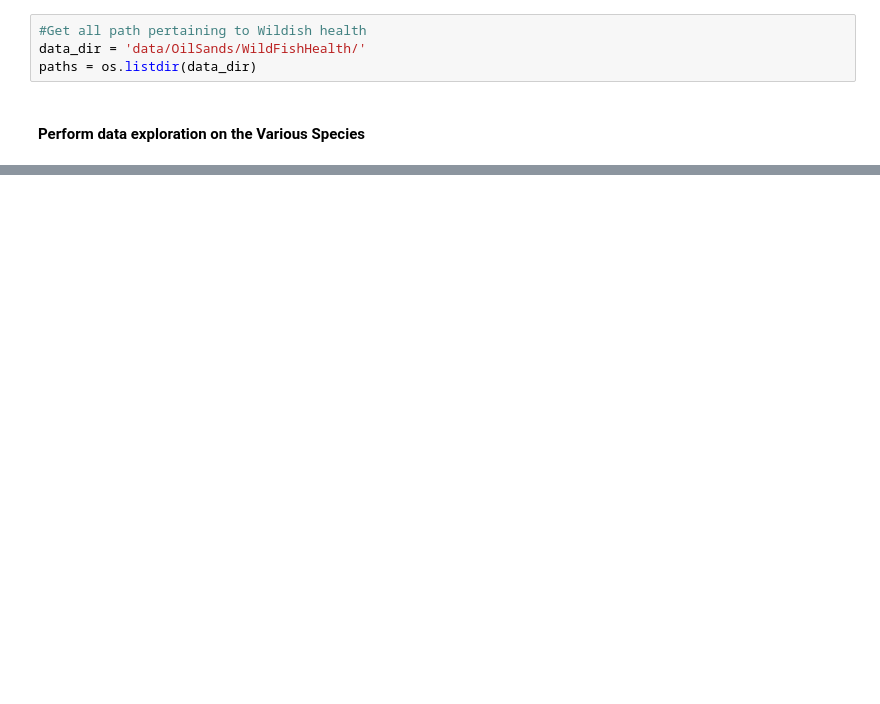
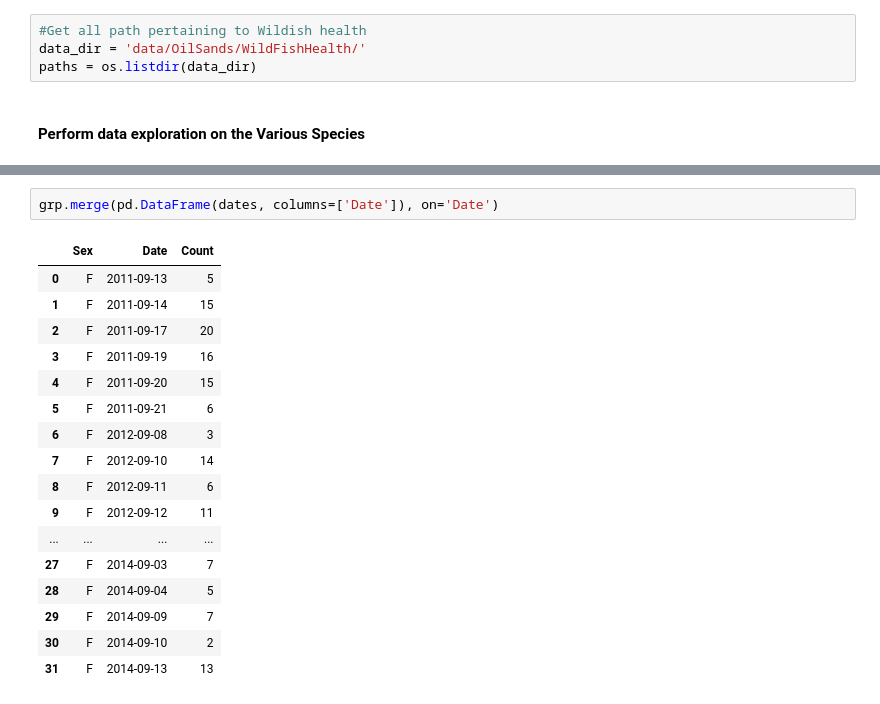
Before and after one commit to Christopher-Wang/OpenGovernment, a Jupyter notebook: OilSands-WildFish_Health.ipynb, the cells around one changed output, grey strips where cells are left out. Drawn from its saved outputs; the diff is of its cells as text; blank space fills up the shorter version.

```diff
--- a/OilSands-WildFish_Health.ipynb
+++ b/OilSands-WildFish_Health.ipynb
@@ -34,0 +62,20 @@ AttributeError: 'DataFrame' object has no attribute 'to_frame'
+# %%
+grp.merge(pd.DataFrame(dates, columns=['Date']), on='Date')
+# %% [output]
+|  | Sex | Date | Count |
+| 0 | F | 2011-09-13 | 5 |
+| 1 | F | 2011-09-14 | 15 |
+| 2 | F | 2011-09-17 | 20 |
+| 3 | F | 2011-09-19 | 16 |
+| 4 | F | 2011-09-20 | 15 |
+| 5 | F | 2011-09-21 | 6 |
+| 6 | F | 2012-09-08 | 3 |
+| 7 | F | 2012-09-10 | 14 |
+| 8 | F | 2012-09-11 | 6 |
+| 9 | F | 2012-09-12 | 11 |
+| ... | ... | ... | ... |
+| 27 | F | 2014-09-03 | 7 |
+| 28 | F | 2014-09-04 | 5 |
+| 29 | F | 2014-09-09 | 7 |
+| 30 | F | 2014-09-10 | 2 |
+| 31 | F | 2014-09-13 | 13 |
```
Also changed, not shown: parts of 4 cells of this notebook.
